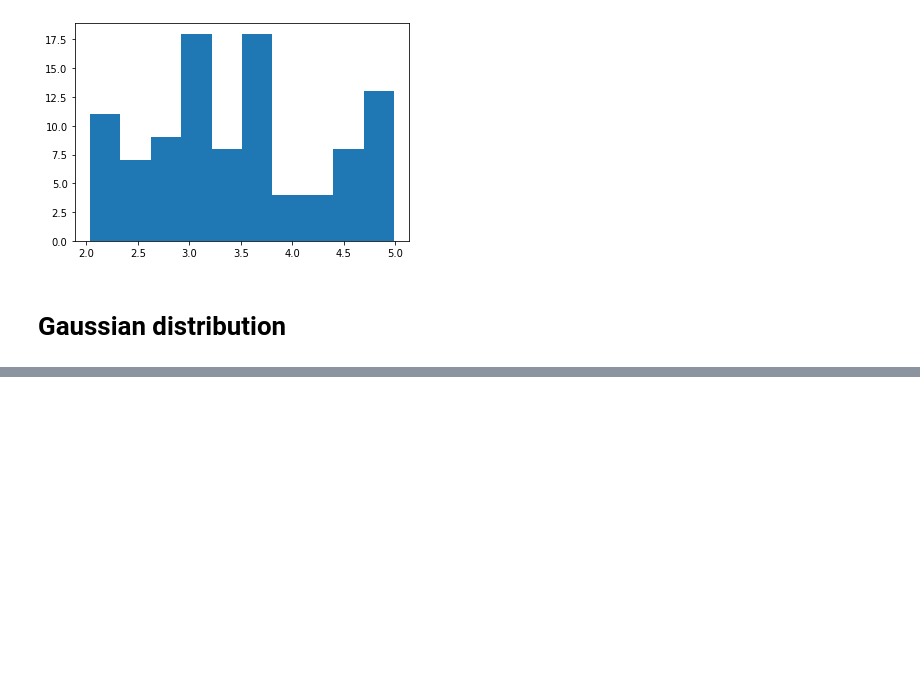
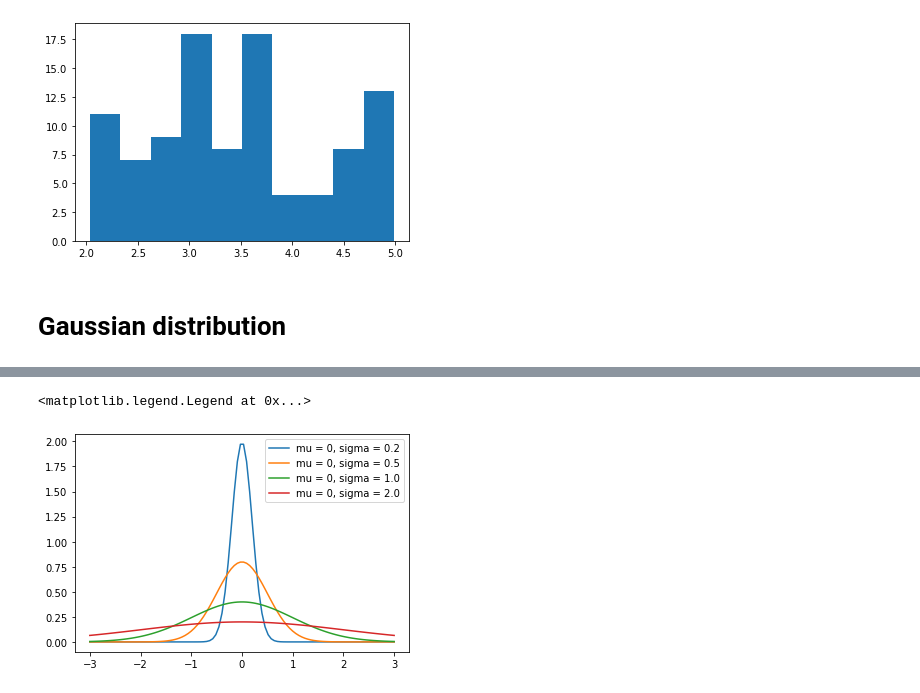
Before and after one commit to speed1313/PythonBayesianMLBook, a Jupyter notebook: chapter1/1_3_代表的な確率分布.ipynb, the cells around one changed output, grey strips where cells are left out. Cells and saved outputs as stored; diff of their text form; code cells hidden in the pictures; blank space fills up the shorter version.

```diff
--- a/chapter1/1_3_代表的な確率分布.ipynb
+++ b/chapter1/1_3_代表的な確率分布.ipynb
@@ -155,0 +170,10 @@ plt.hist(X, bins=10)
+# %%
+mu = 0
+sigma_list = [0.2, 0.5, 1.0, 2.0]
+for sigma in sigma_list:
+    normal_dist = stats.norm(mu, sigma)
+    plt.plot(ls, normal_dist.pdf(ls),label='mu = ' + str(mu)+', sigma = ' + str(sigma))
+plt.legend()
+# %% [output]
+<matplotlib.legend.Legend at 0x...>
+[figure, added]
```
Also changed, not shown: parts of 26 cells of this notebook.
